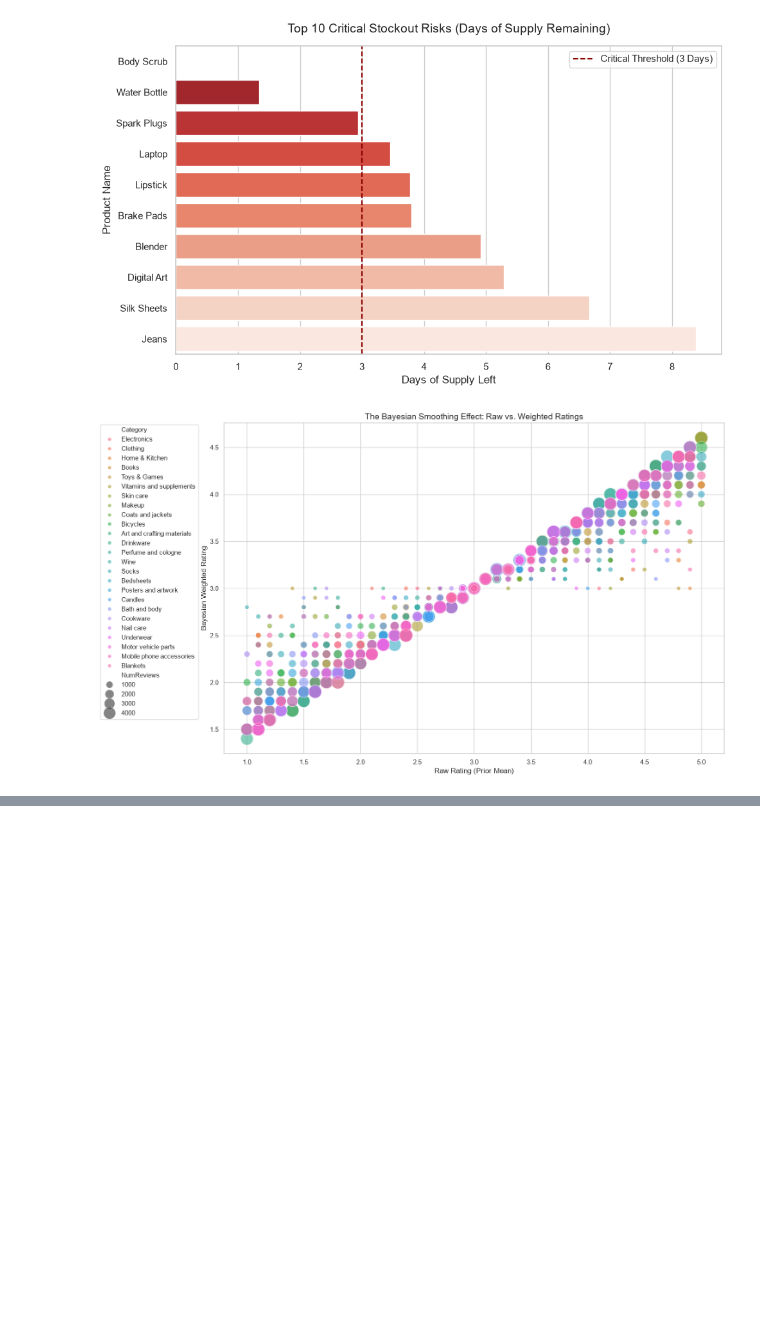
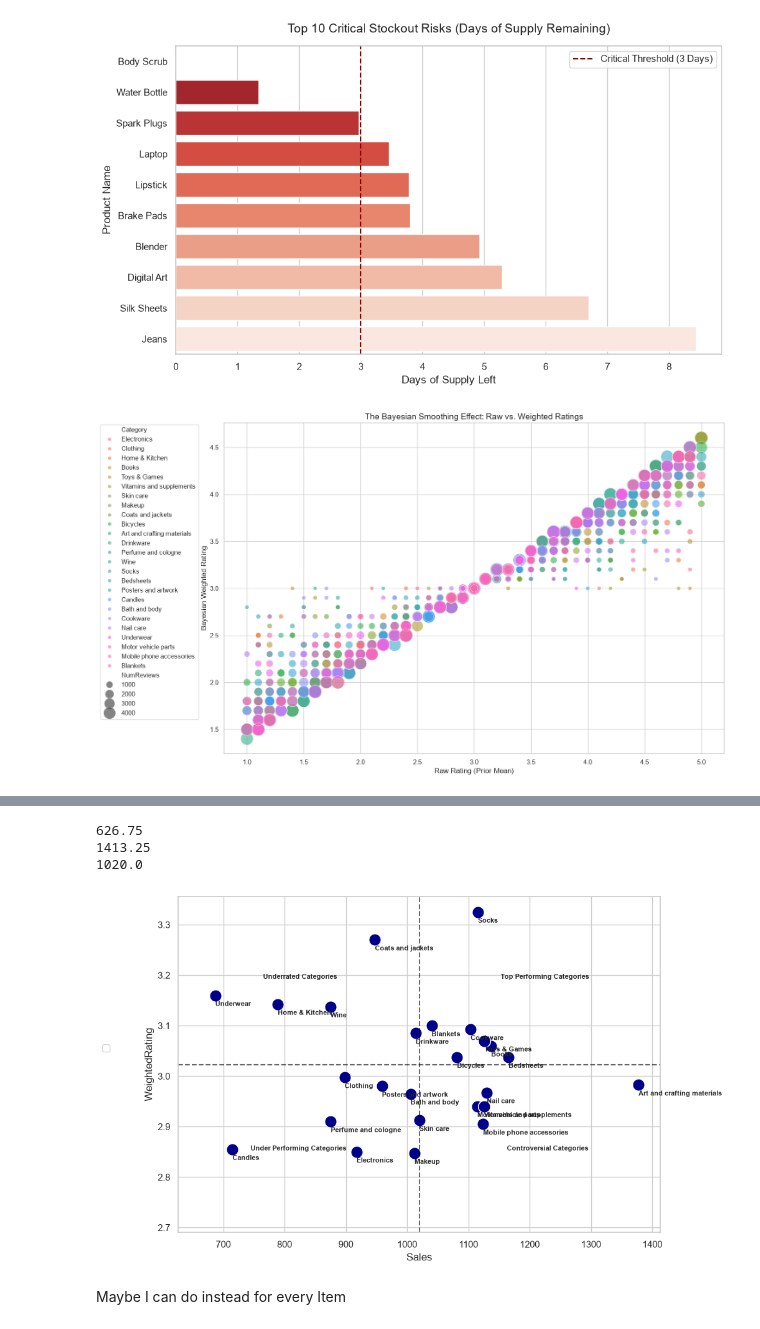
Before and after one commit to Reyal335/SQL-and-EDA--E-Commerce-Business-Questions, a Jupyter notebook: notebooks/01_EDA.ipynb, the cells around one changed output, grey strips where cells are left out. Cells and saved outputs as stored; diff of their text form; code cells hidden in the pictures; blank space fills up the shorter version.

Commit message:
category quadrant chart

```diff
--- a/notebooks/01_EDA.ipynb
+++ b/notebooks/01_EDA.ipynb
@@ -184,0 +210,74 @@ plt.show()
+# %%
+plt.figure(figsize=(10, 7))
+
+
+category_summary = df.groupby("Category").agg({
+    'Sales': 'median',
+    'WeightedRating': 'mean'
+}).reset_index()
+
+
+# Plot only the category averages
+sns.scatterplot(
+    x="Sales",
+    y="WeightedRating",
+    data=category_summary,
+    s=200,                  # Make the dots nice and large
+    color="darkblue"
+)
+
+sns.color_palette("husl", 9)
+
+# Add text labels right next to each dot so you can read category names instantly
+for i in range(category_summary.shape[0]):
+    plt.text(
+        x=category_summary.Sales[i], # slight offset to the right
+        y=category_summary.WeightedRating[i] - 0.021,
+        s=category_summary.Category[i],
+        fontdict=dict(size=8, weight='bold')
+    )
+
+# Dynamic Crosshairs (using the middle of your summary data)
+sales_crosshair = category_summary["Sales"].median()
+rating_crosshair = category_summary["WeightedRating"].mean()
+
+plt.axvline(x=sales_crosshair, color="black", linestyle="--", alpha=0.6)
+plt.axhline(y=rating_crosshair, color="black", linestyle="--", alpha=0.6)
+plt.legend(loc="center", bbox_to_anchor=(-0.4, 0.3, 0.5, 0.5))
+
+# Find the maximum distance from the crosshair to any data point
+max_sales_dist = max(
+    abs(sales_crosshair - category_summary["Sales"].min()),
+    abs(category_summary["Sales"].max() - sales_crosshair)
+)
+
+max_rating_dist = max(
+    abs(rating_crosshair - category_summary["WeightedRating"].min()),
+    abs(category_summary["WeightedRating"].max() - rating_crosshair)
+)
+
+# Add a tiny bit of padding (e.g., 10%) so edge points don't get clipped
+sales_padding = max_sales_dist * 1.1
+rating_padding = max_rating_dist * 1.1
+
+# Force the axis limits to be perfectly symmetrical around the centers
+plt.xlim(sales_crosshair - sales_padding, sales_crosshair + sales_padding)
+plt.ylim(rating_crosshair - rating_padding, rating_crosshair + rating_padding)
+
+print((sales_crosshair - sales_padding))
+print((sales_crosshair + sales_padding))
+
+print(sales_crosshair)
+plt.text(sales_crosshair * 1.13, rating_crosshair + 0.17, "Top Performing Categories", fontdict=dict(size=8, weight="bold"))
+plt.text(sales_crosshair * 1.14, rating_crosshair - 0.17, "Controversial Categories", fontdict=dict(size=8, weight="bold"))
+plt.text(sales_crosshair * 0.75, rating_crosshair + 0.17, "Underrated Categories", fontdict=dict(size=8, weight="bold"))
+plt.text(sales_crosshair * 0.73, rating_crosshair - 0.17, "Under Performing Categories", fontdict=dict(size=8, weight="bold"))
+
+plt.show()
+# %% [output]
+626.75
+1413.25
+1020.0
+[figure, added]
+# %% [markdown]
+Maybe I can do instead for every Item
```
Also changed, not shown: parts of 1 cell of this notebook.
